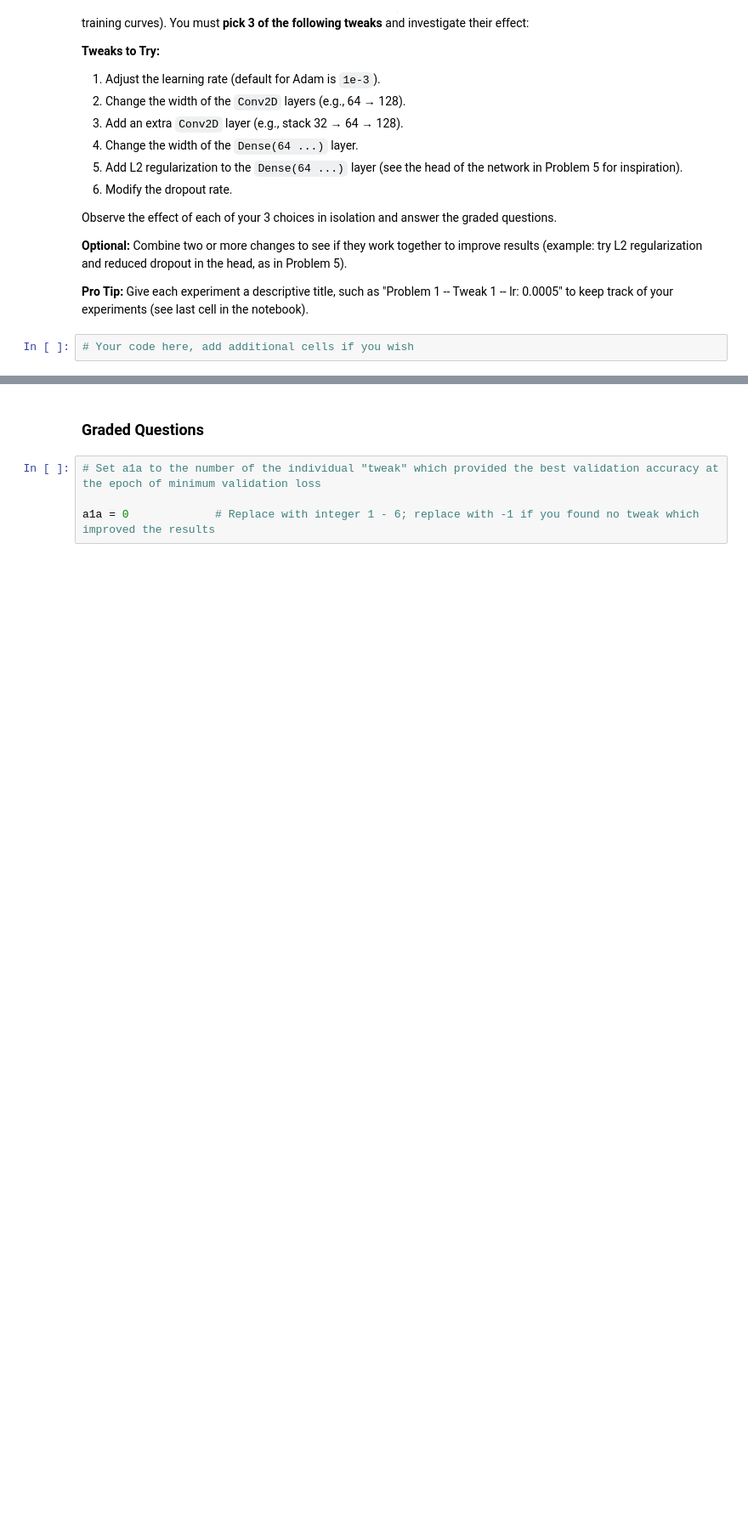
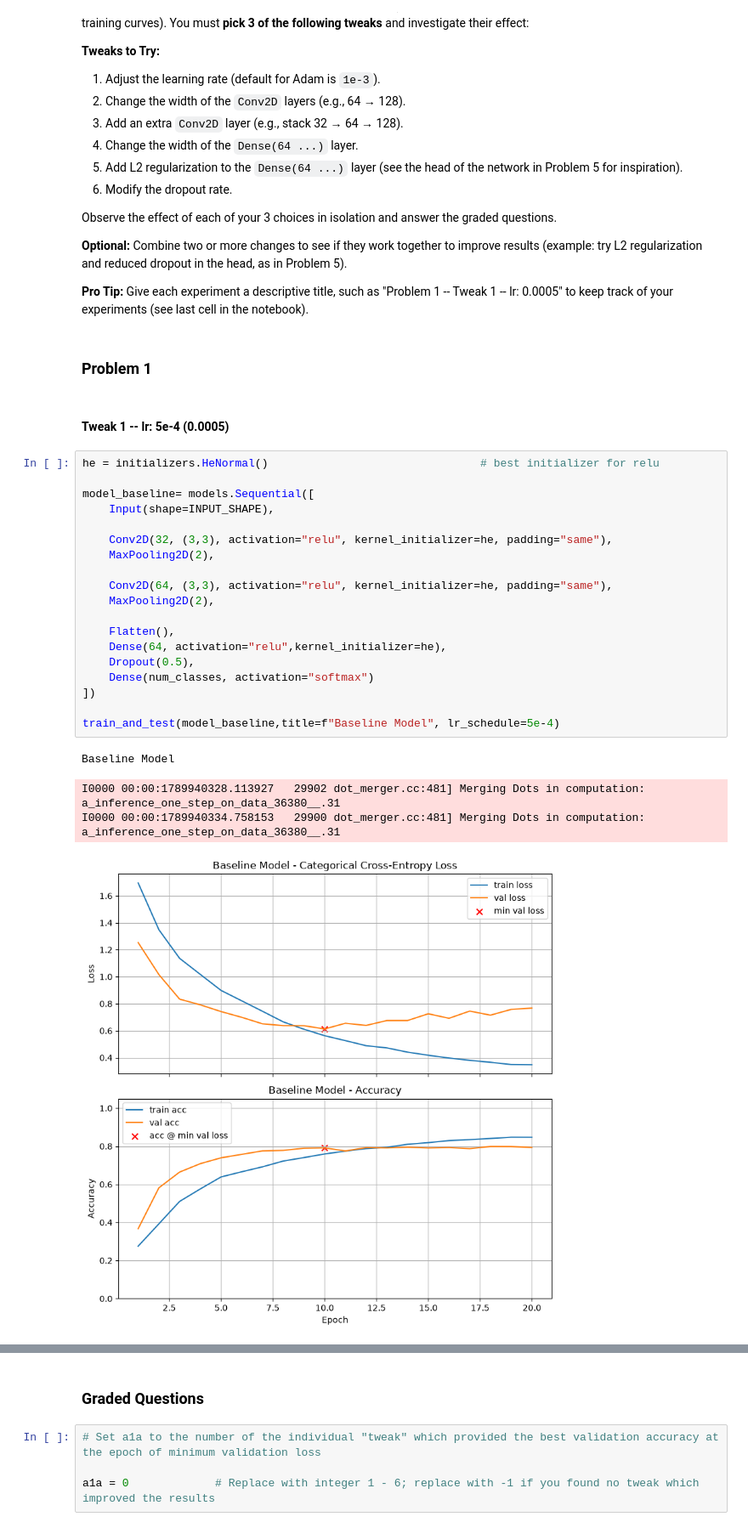
Before and after one commit to calebhadley1/Advanced_ML_and_AI_Coursework, a Jupyter notebook: Homework_04.ipynb, the cells around one changed output, grey strips where cells are left out. Shown at 85% size. Cells and saved outputs as stored; diff of their text form; blank space fills up the shorter version.

```diff
--- a/Homework_04.ipynb
+++ b/Homework_04.ipynb
@@ -444,5 +452,31 @@ Combine two or more changes to see if they work together to improve results (exa
 
 
 **Pro Tip:** Give each experiment a descriptive title, such as "Problem 1 -- Tweak 1 -- lr: 0.0005" to keep track of your experiments (see last cell in the notebook).
+# %% [markdown]
+### Problem 1
+# %% [markdown]
+#### Tweak 1 -- lr: 5e-4 (0.0005)
 # %%
-# Your code here, add additional cells if you wish
+he = initializers.HeNormal()                                # best initializer for relu
+
+model_baseline= models.Sequential([
+    Input(shape=INPUT_SHAPE),
+
+    Conv2D(32, (3,3), activation="relu", kernel_initializer=he, padding="same"),
+    MaxPooling2D(2),
+
+    Conv2D(64, (3,3), activation="relu", kernel_initializer=he, padding="same"),
+    MaxPooling2D(2),
+
+    Flatten(),
+    Dense(64, activation="relu",kernel_initializer=he),
+    Dropout(0.5),
+    Dense(num_classes, activation="softmax")
+])
+
+train_and_test(model_baseline,title=f"Baseline Model", lr_schedule=5e-4)
+# %% [output]
+Baseline Model
+I0000 00:00:1789940328.113927   29902 dot_merger.cc:481] Merging Dots in computation: a_inference_one_step_on_data_36380__.31
+I0000 00:00:1789940334.758153   29900 dot_merger.cc:481] Merging Dots in computation: a_inference_one_step_on_data_36380__.31
+[figure, added]
```
Also changed, not shown: parts of 27 cells of this notebook.
